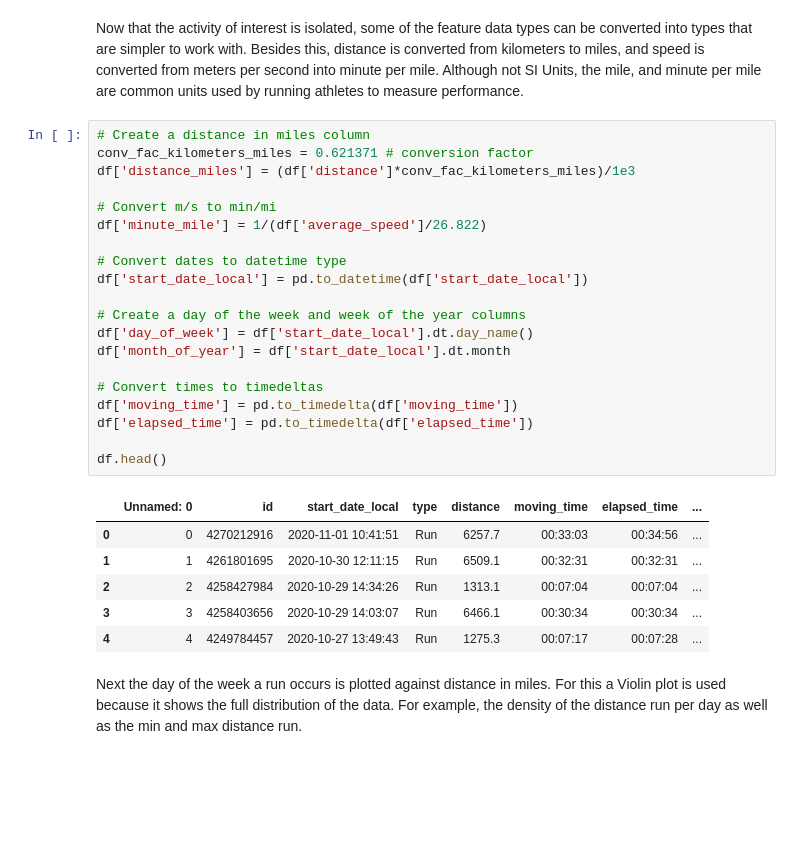
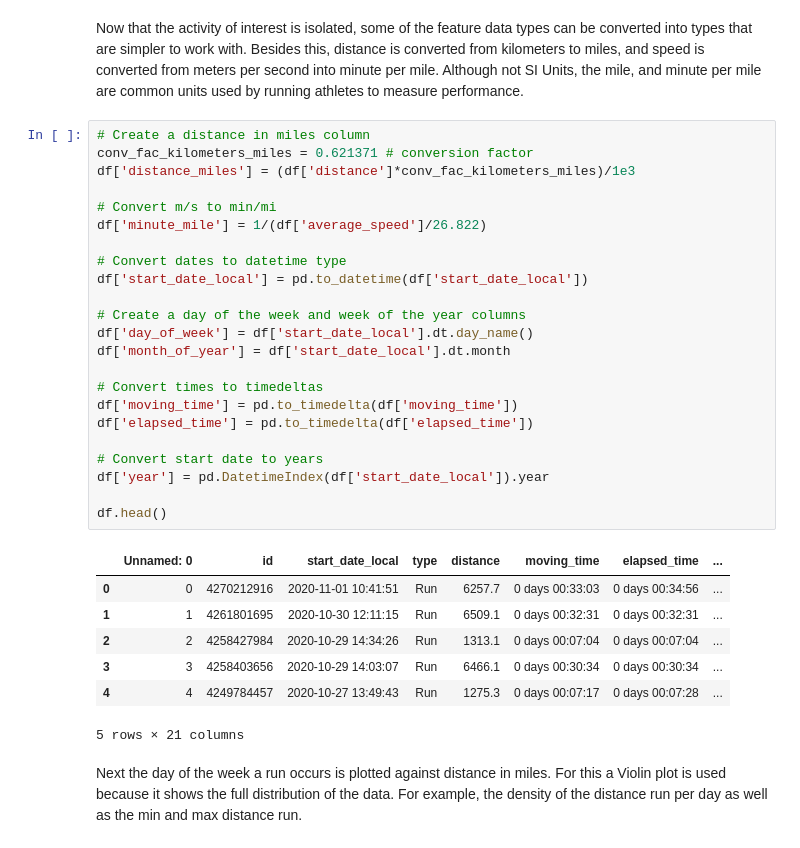
Before and after one commit to ConanMercer5/Strava_running_data, a Jupyter notebook: StravaRunning.ipynb, the cells around one changed output. Saved outputs shown, nothing was run; the diff lists cells and outputs as text; blank space fills up the shorter version.

```diff
--- a/StravaRunning.ipynb
+++ b/StravaRunning.ipynb
@@ -92,30 +92,34 @@ Now that the activity of interest is isolated, some of the feature data types ca
 # %%
 # Create a distance in miles column
 conv_fac_kilometers_miles = 0.621371 # conversion factor
 df['distance_miles'] = (df['distance']*conv_fac_kilometers_miles)/1e3
 
 # Convert m/s to min/mi
 df['minute_mile'] = 1/(df['average_speed']/26.822)
 
 # Convert dates to datetime type
 df['start_date_local'] = pd.to_datetime(df['start_date_local'])
 
 # Create a day of the week and week of the year columns
 df['day_of_week'] = df['start_date_local'].dt.day_name()
 df['month_of_year'] = df['start_date_local'].dt.month
 
 # Convert times to timedeltas
 df['moving_time'] = pd.to_timedelta(df['moving_time'])
 df['elapsed_time'] = pd.to_timedelta(df['elapsed_time'])
 
+# Convert start date to years
+df['year'] = pd.DatetimeIndex(df['start_date_local']).year
+
 df.head()
 # %% [output]
 |  | Unnamed: 0 | id | start_date_local | type | distance | moving_time | elapsed_time | ... |
-| 0 | 0 | 4270212916 | 2020-11-01 10:41:51 | Run | 6257.7 | 00:33:03 | 00:34:56 | ... |
-| 1 | 1 | 4261801695 | 2020-10-30 12:11:15 | Run | 6509.1 | 00:32:31 | 00:32:31 | ... |
-| 2 | 2 | 4258427984 | 2020-10-29 14:34:26 | Run | 1313.1 | 00:07:04 | 00:07:04 | ... |
-| 3 | 3 | 4258403656 | 2020-10-29 14:03:07 | Run | 6466.1 | 00:30:34 | 00:30:34 | ... |
-| 4 | 4 | 4249784457 | 2020-10-27 13:49:43 | Run | 1275.3 | 00:07:17 | 00:07:28 | ... |
+| 0 | 0 | 4270212916 | 2020-11-01 10:41:51 | Run | 6257.7 | 0 days 00:33:03 | 0 days 00:34:56 | ... |
+| 1 | 1 | 4261801695 | 2020-10-30 12:11:15 | Run | 6509.1 | 0 days 00:32:31 | 0 days 00:32:31 | ... |
+| 2 | 2 | 4258427984 | 2020-10-29 14:34:26 | Run | 1313.1 | 0 days 00:07:04 | 0 days 00:07:04 | ... |
+| 3 | 3 | 4258403656 | 2020-10-29 14:03:07 | Run | 6466.1 | 0 days 00:30:34 | 0 days 00:30:34 | ... |
+| 4 | 4 | 4249784457 | 2020-10-27 13:49:43 | Run | 1275.3 | 0 days 00:07:17 | 0 days 00:07:28 | ... |
+5 rows × 21 columns
 # %% [markdown]
 Next the day of the week a run occurs is plotted against distance in miles. For this a Violin plot is used because it shows the full distribution of the data. For example, the density of the distance run per day as well as the min and max distance run.
 # %%
```
Also changed, not shown: parts of 3 cells of this notebook.
